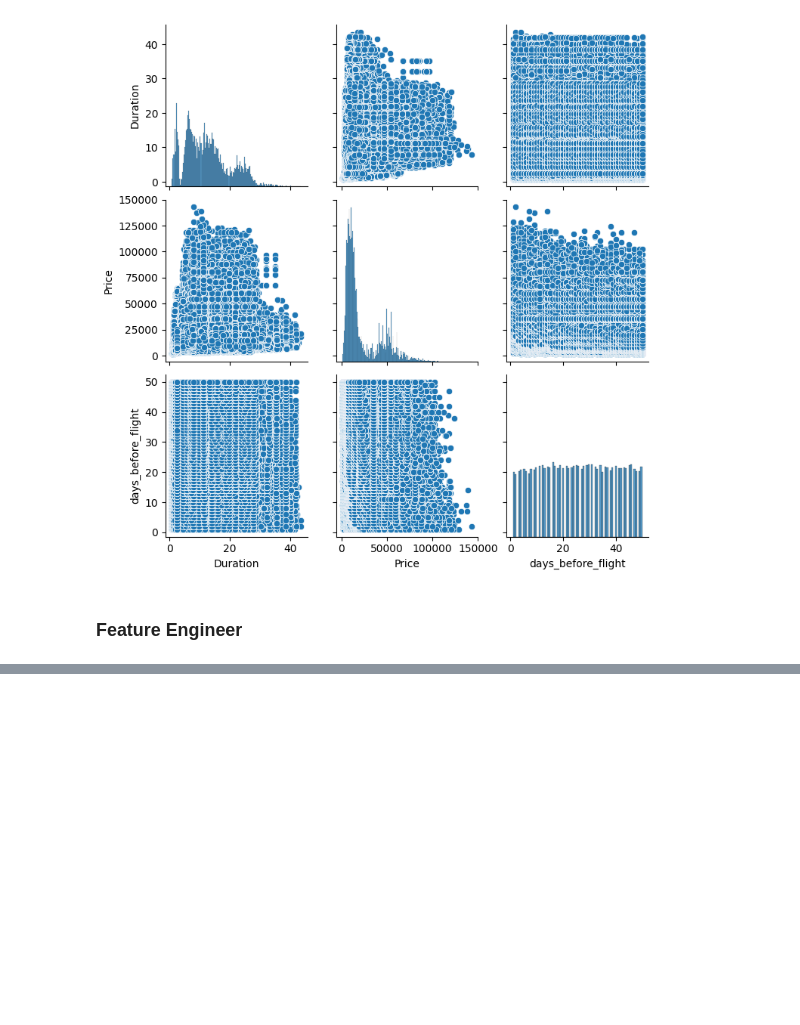
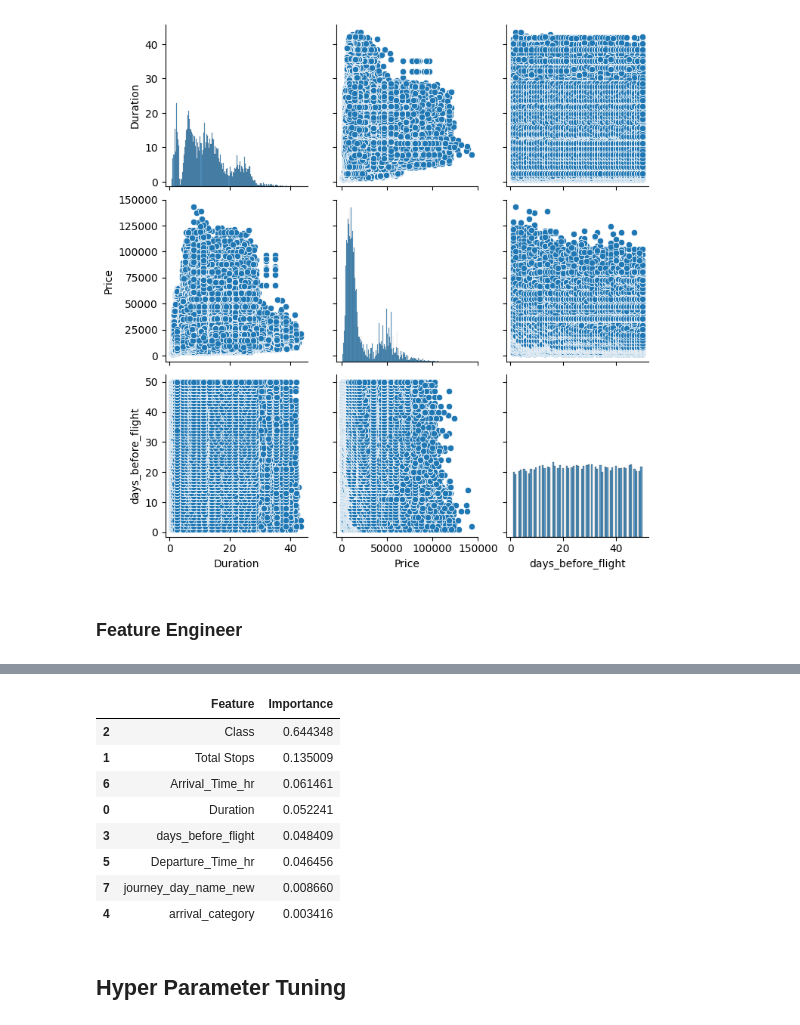
Before and after one commit to ShawnLiu119/Dynamic-Pricing-AirlineTicket, a Jupyter notebook: Dynamic_pricing_airline.ipynb, the cells around one changed output, grey strips where cells are left out. Drawn from its saved outputs; the diff is of its cells as text; code cells hidden in the pictures; blank space fills up the shorter version.

```diff
--- a/Dynamic_pricing_airline.ipynb
+++ b/Dynamic_pricing_airline.ipynb
@@ -324,0 +446,27 @@ def feat_eng(df):
+# %%
+def xgboostmodel(X_train, y_train):
+    model = xgb.XGBRegressor(learning_rate= 0.2,
+                             max_depth= 3,
+                             subsample= 0.75,
+                             colsample_bytree= 0.8,
+                             min_child_weight=20)
+    model.fit(X_train, y_train)
+
+
+    return model
+# %%
+def train_pred_eva(df):
+
+  X_train, X_test, y_train, y_test = train_test_prep(df)
+
+  model = xgboostmodel(X_train, y_train)
+  predicted_prices=model.predict(X_test)
+
+  r2 = r2_score(y_test, predicted_prices)
+  print('r2 is',r2)
+  # R sqare for regression
+
+  rmse = mean_squared_error(y_test,predicted_prices, squared=False)
+  print('rmse is',rmse)
+
+  return model
@@ -324,0 +478,22 @@ def feat_eng(df):
+# %%
+# Get feature importance scores
+feature_importance =model.feature_importances_
+
+X=df_m.drop(['Price',],axis=1)
+# Create a DataFrame to display feature importance scores
+feature_importance_df = pd.DataFrame({'Feature': X.columns, 'Importance': feature_importance})
+feature_importance_df = feature_importance_df.sort_values(by='Importance', ascending=False)
+
+feature_importance_df
+# %% [output]
+|  | Feature | Importance |
+| 2 | Class | 0.644348 |
+| 1 | Total Stops | 0.135009 |
+| 6 | Arrival_Time_hr | 0.061461 |
+| 0 | Duration | 0.052241 |
+| 3 | days_before_flight | 0.048409 |
+| 5 | Departure_Time_hr | 0.046456 |
+| 7 | journey_day_name_new | 0.008660 |
+| 4 | arrival_category | 0.003416 |
+# %% [markdown]
+## Hyper Parameter Tuning
```
Also changed, not shown: parts of 17 cells of this notebook.
